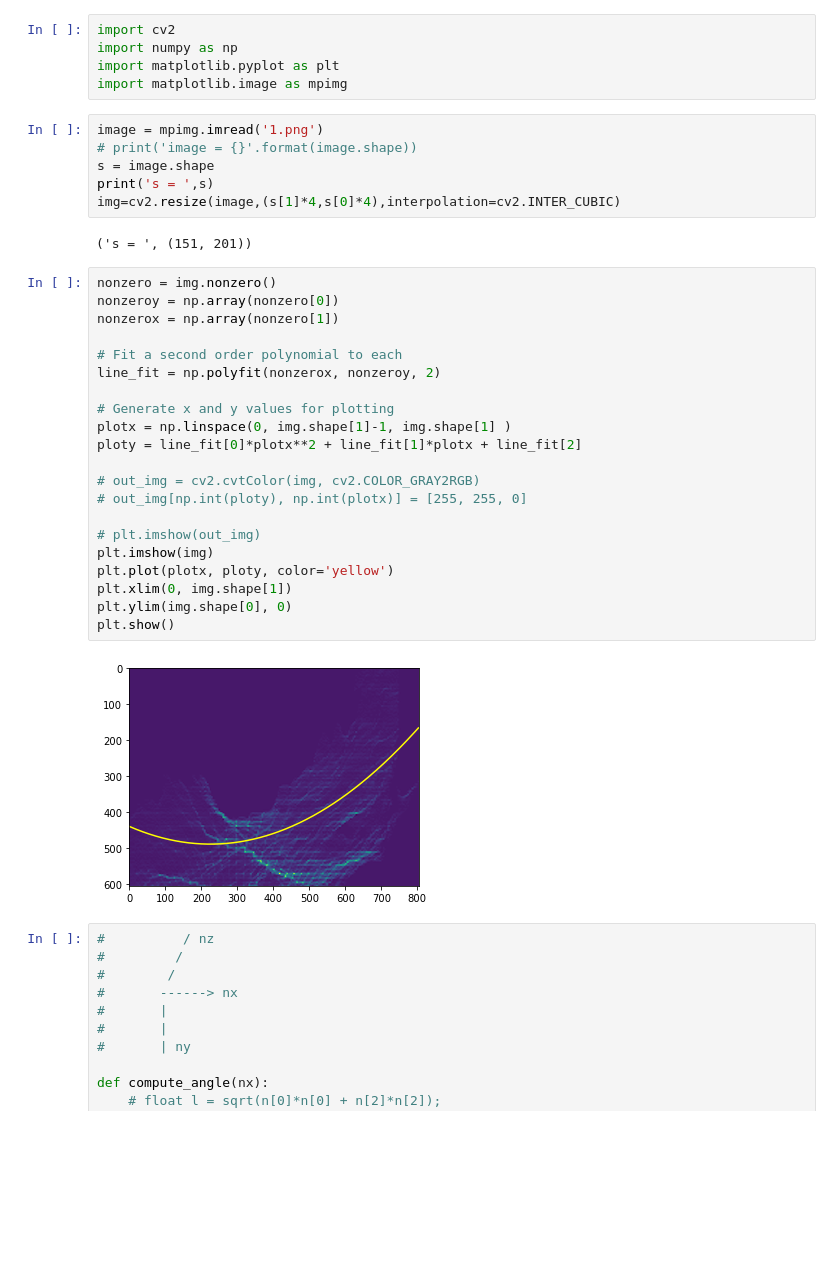
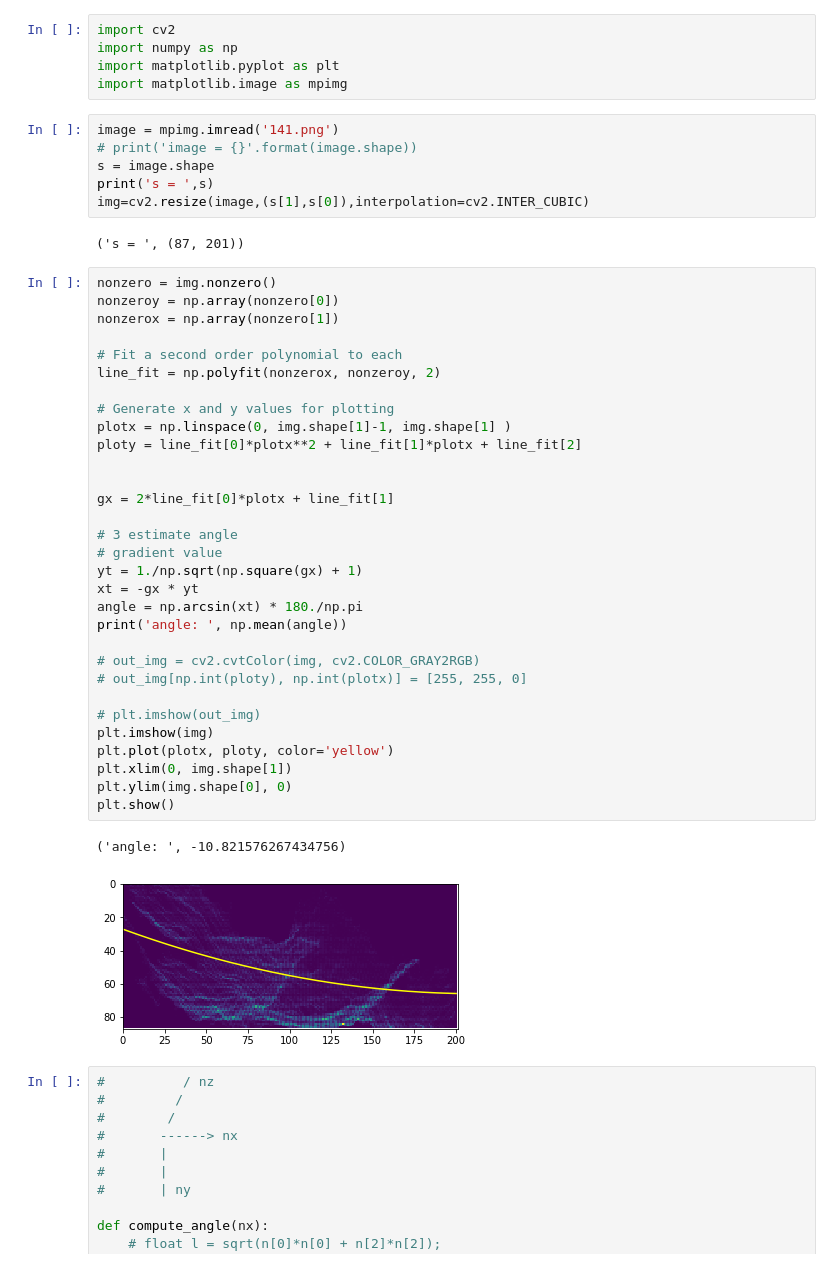
Before and after one commit to rising-turtle/torso_extract, a Jupyter notebook: ipynb/spline-fit.ipynb, the cells around one changed output. Cells and saved outputs as stored; diff of their text form; blank space fills up the shorter version.

```diff
--- a/offline/spline-fit.ipynb
+++ b/ipynb/spline-fit.ipynb
@@ -4,36 +4,47 @@ import numpy as np
 import matplotlib.pyplot as plt
 import matplotlib.image as mpimg
 # %%
-image = mpimg.imread('1.png')
+image = mpimg.imread('141.png')
 # print('image = {}'.format(image.shape))
 s = image.shape
 print('s = ',s)
-img=cv2.resize(image,(s[1]*4,s[0]*4),interpolation=cv2.INTER_CUBIC)
+img=cv2.resize(image,(s[1],s[0]),interpolation=cv2.INTER_CUBIC)
 # %% [output]
-('s = ', (151, 201))
+('s = ', (87, 201))
 # %%
 nonzero = img.nonzero()
 nonzeroy = np.array(nonzero[0])
 nonzerox = np.array(nonzero[1])
 
 # Fit a second order polynomial to each
 line_fit = np.polyfit(nonzerox, nonzeroy, 2)
 
 # Generate x and y values for plotting
 plotx = np.linspace(0, img.shape[1]-1, img.shape[1] )
 ploty = line_fit[0]*plotx**2 + line_fit[1]*plotx + line_fit[2]
 
+
+gx = 2*line_fit[0]*plotx + line_fit[1]
+
+# 3 estimate angle
+# gradient value
+yt = 1./np.sqrt(np.square(gx) + 1)
+xt = -gx * yt
+angle = np.arcsin(xt) * 180./np.pi
+print('angle: ', np.mean(angle))
+
 # out_img = cv2.cvtColor(img, cv2.COLOR_GRAY2RGB)
 # out_img[np.int(ploty), np.int(plotx)] = [255, 255, 0]
 
 # plt.imshow(out_img)
 plt.imshow(img)
 plt.plot(plotx, ploty, color='yellow')
 plt.xlim(0, img.shape[1])
 plt.ylim(img.shape[0], 0)
 plt.show()
 # %% [output]
+('angle: ', -10.821576267434756)
-[figure, old version]
+[figure, new version]
 # %%
 #  		   / nz
 #  		  /
```
Also changed, not shown: 12 other files.
